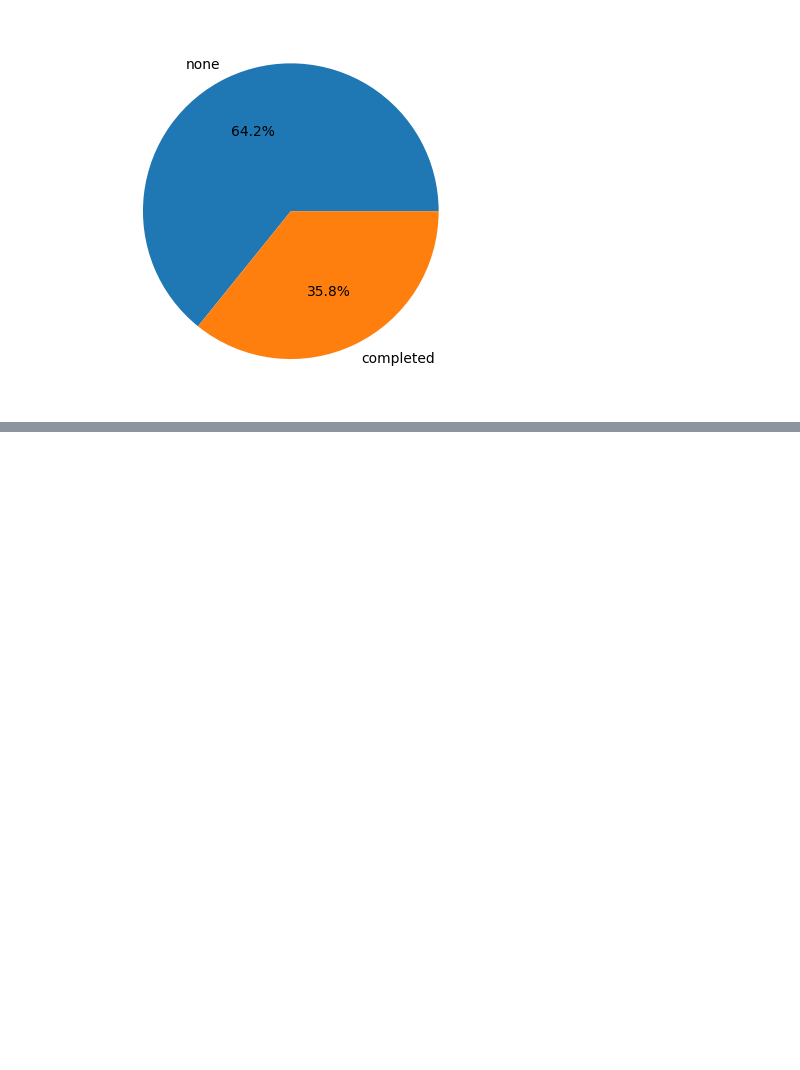
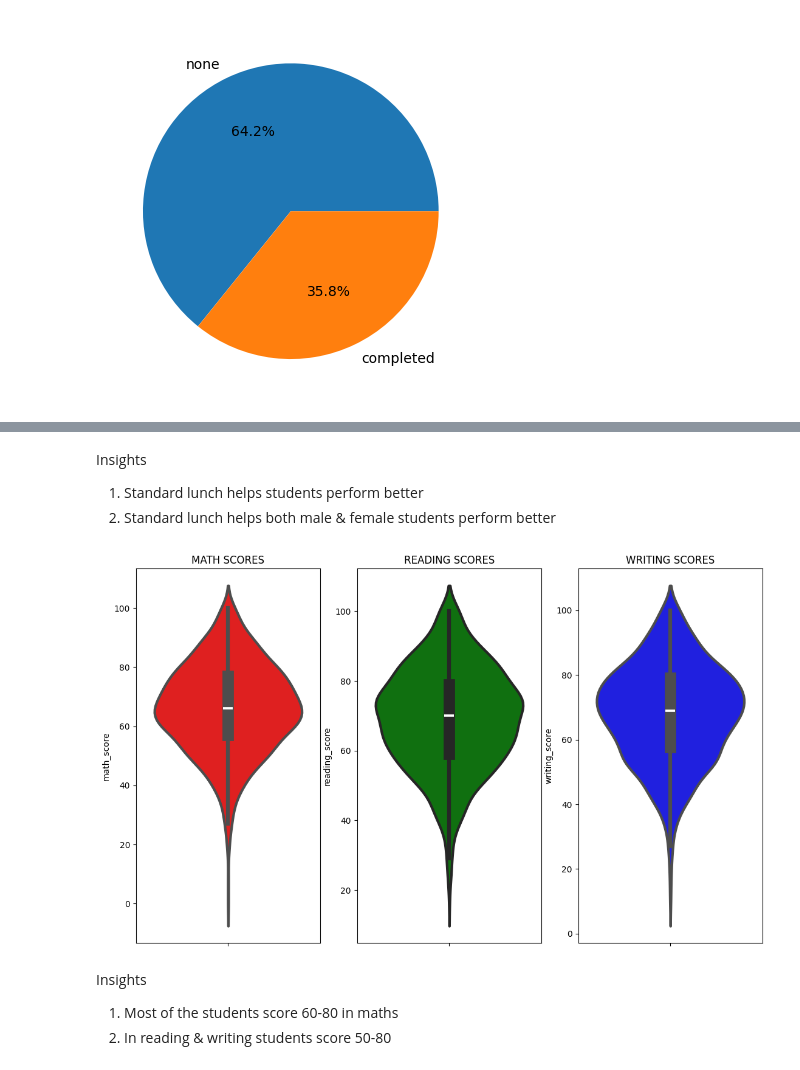
Before and after one commit to sanjyay/mlproject, a Jupyter notebook: notebook/data/EDA.ipynb, the cells around one changed output, grey strips where cells are left out. Drawn from its saved outputs; the diff is of its cells as text; code cells hidden in the pictures; blank space fills up the shorter version.

```diff
--- a/notebook/data/EDA.ipynb
+++ b/notebook/data/EDA.ipynb
@@ -272,0 +298,22 @@ plt.show()
+# %% [markdown]
+Insights
+1. Standard lunch helps students perform better
+2. Standard lunch helps both male & female students perform better
+# %%
+plt.figure(figsize=(18,8))
+plt.subplot(1, 4, 1)
+plt.title('MATH SCORES')
+sns.violinplot(y='math_score',data=df,color='red',linewidth=3)
+plt.subplot(1, 4, 2)
+plt.title('READING SCORES')
+sns.violinplot(y='reading_score',data=df,color='green',linewidth=3)
+plt.subplot(1, 4, 3)
+plt.title('WRITING SCORES')
+sns.violinplot(y='writing_score',data=df,color='blue',linewidth=3)
+plt.show()
+# %% [output]
+[figure, added]
+# %% [markdown]
+Insights
+1. Most of the students score 60-80 in maths
+2. In reading & writing students score 50-80
```
Also changed, not shown: parts of 2 cells of this notebook.
